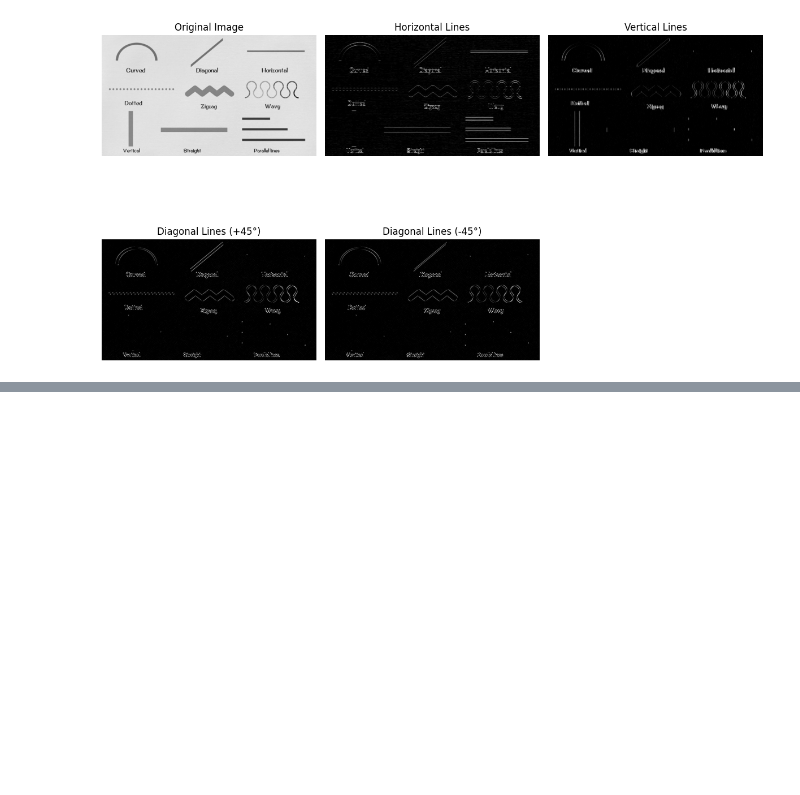
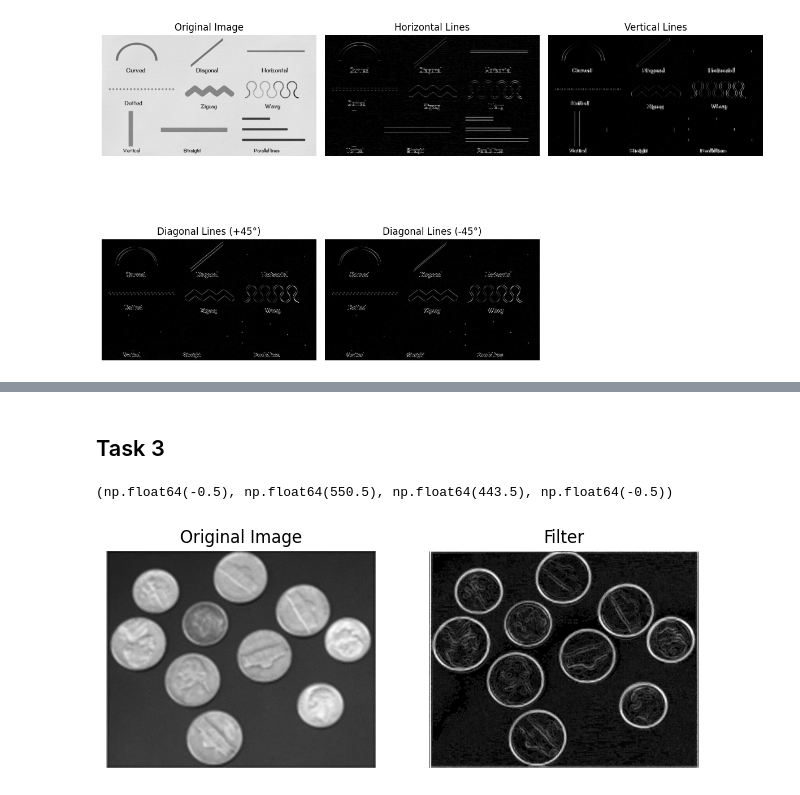
Before and after one commit to pixelPristine/Digital-Image-Processing, a Jupyter notebook: Lab_10.ipynb, the cells around one changed output, grey strips where cells are left out. Cells and saved outputs as stored; diff of their text form; code cells hidden in the pictures; blank space fills up the shorter version.

```diff
--- a/Lab_10.ipynb
+++ b/Lab_10.ipynb
@@ -75,0 +156,46 @@ task1('image2.png')
+# %% [markdown]
+## Task 3
+# %%
+
+image_path = 'images/image4.png'
+image = cv2.imread(image_path, cv2.IMREAD_GRAYSCALE)
+
+
+sobel_x = np.array([[-1, 0, 1],
+                    [-2, 0, 2],
+                    [-1, 0, 1]])
+
+sobel_y = np.array([[-1, -2, -1],
+                    [ 0,  0,  0],
+                    [ 1,  2,  1]])
+
+horizontal_edges_manual = cv2.filter2D(image, -1, sobel_x)
+vertical_edges_manual = cv2.filter2D(image, -1, sobel_y)
+combined_edges_manual = cv2.addWeighted(horizontal_edges_manual, 0.5, vertical_edges_manual, 0.5, 0)
+
+
+horizontal_edges_cv = cv2.Sobel(image, cv2.CV_64F, 1, 0, ksize=3)
+vertical_edges_cv = cv2.Sobel(image, cv2.CV_64F, 0, 1, ksize=3)
+combined_edges_cv = cv2.magnitude(horizontal_edges_cv, vertical_edges_cv)
+
+horizontal_edges_cv = cv2.convertScaleAbs(horizontal_edges_cv)
+vertical_edges_cv = cv2.convertScaleAbs(vertical_edges_cv)
+combined_edges_cv = cv2.convertScaleAbs(combined_edges_cv)
+
+
+plt.figure(figsize=(16, 8))
+
+plt.subplot(2,4,1)
+
+plt.title("Original Image")
+plt.imshow(image, cmap='gray')
+plt.axis('off')
+
+plt.subplot(2,4,2)
+
+plt.title("Filter")
+plt.imshow(combined_edges_cv, cmap='gray')
+plt.axis('off')
+# %% [output]
+(np.float64(-0.5), np.float64(550.5), np.float64(443.5), np.float64(-0.5))
+[figure, added]
```
Also changed, not shown: parts of 2 cells of this notebook, 3 other files.
